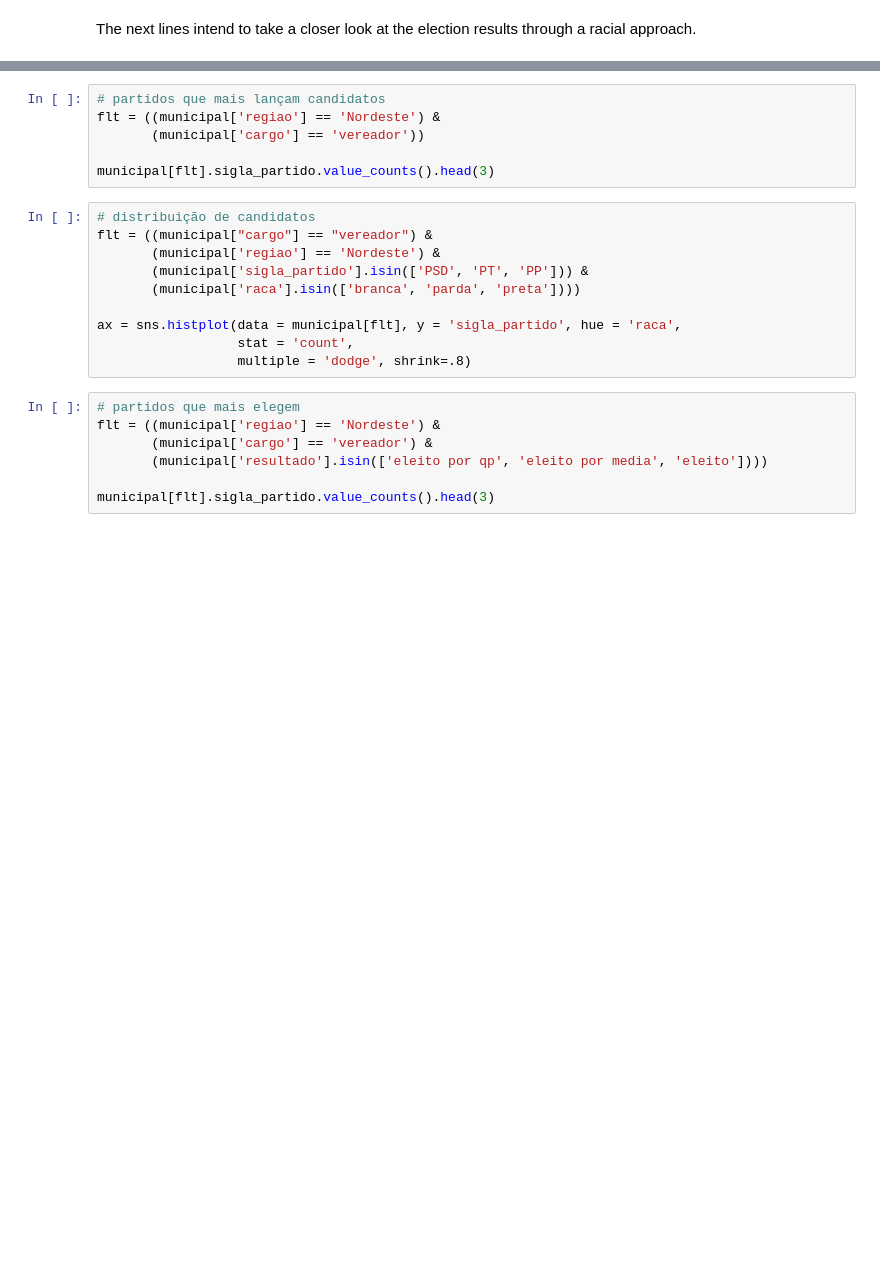
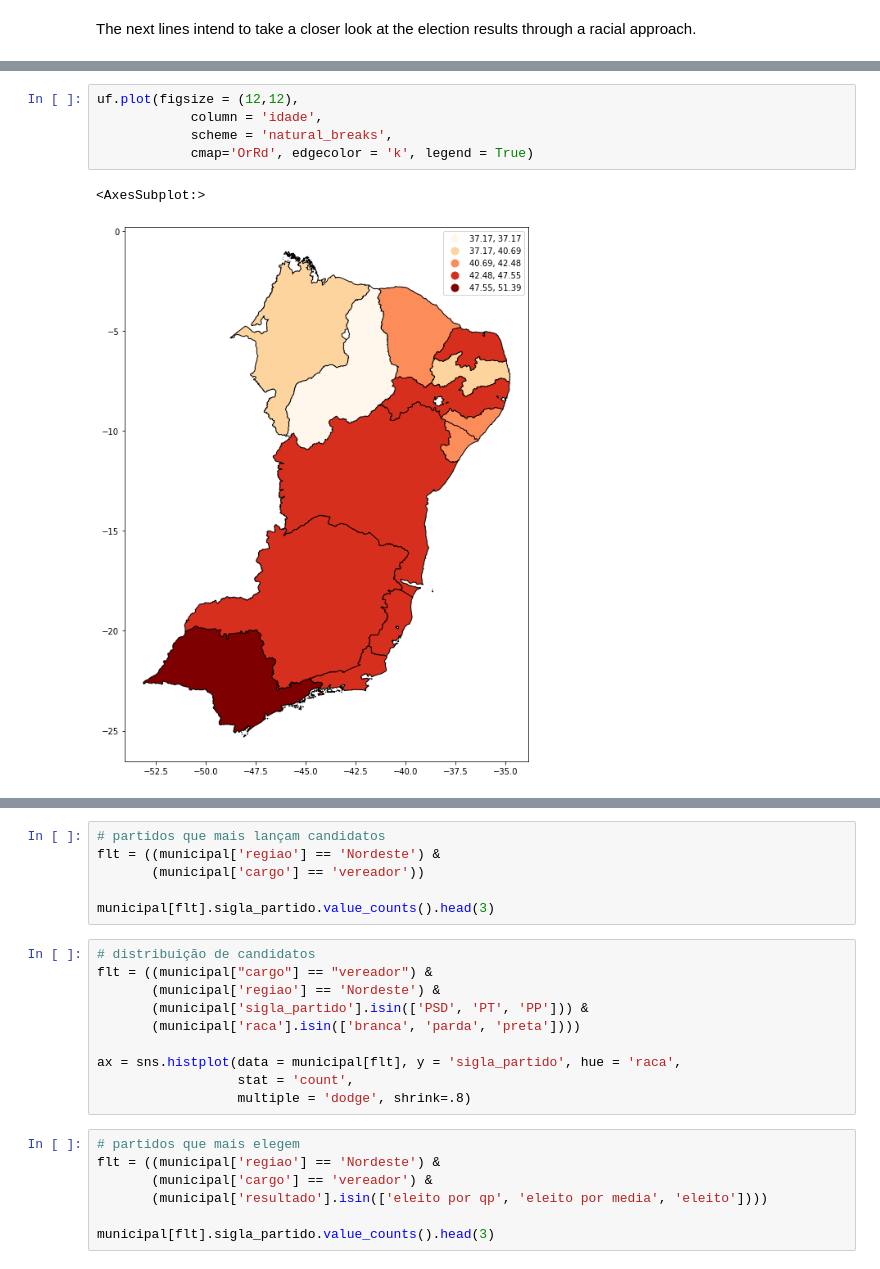
Before and after one commit to felipelmc/Brazilian-Elections, a Jupyter notebook: analysis.ipynb, the cells around one changed output, grey strips where cells are left out. Cells and saved outputs as stored; diff of their text form; blank space fills up the shorter version.

```diff
--- a/analysis.ipynb
+++ b/analysis.ipynb
@@ -325,0 +326,8 @@ municipal.head()
+# %%
+uf.plot(figsize = (12,12),
+            column = 'idade',
+            scheme = 'natural_breaks',
+            cmap='OrRd', edgecolor = 'k', legend = True)
+# %% [output]
+<AxesSubplot:>
+[figure, added]
```
Also changed, not shown: parts of 13 cells of this notebook.
